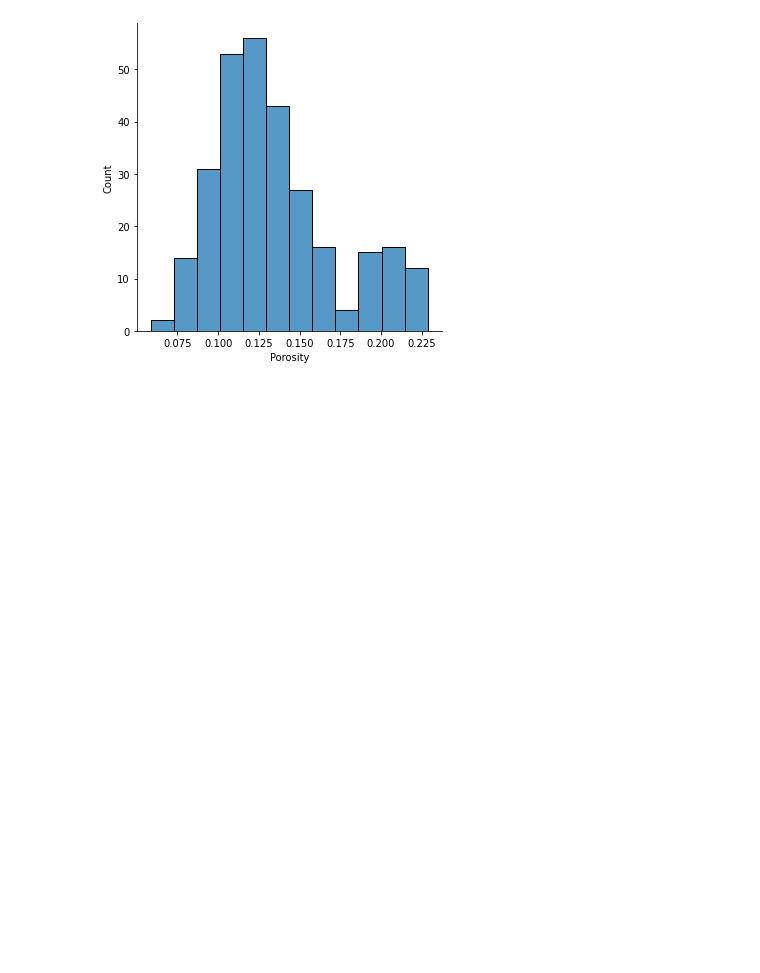
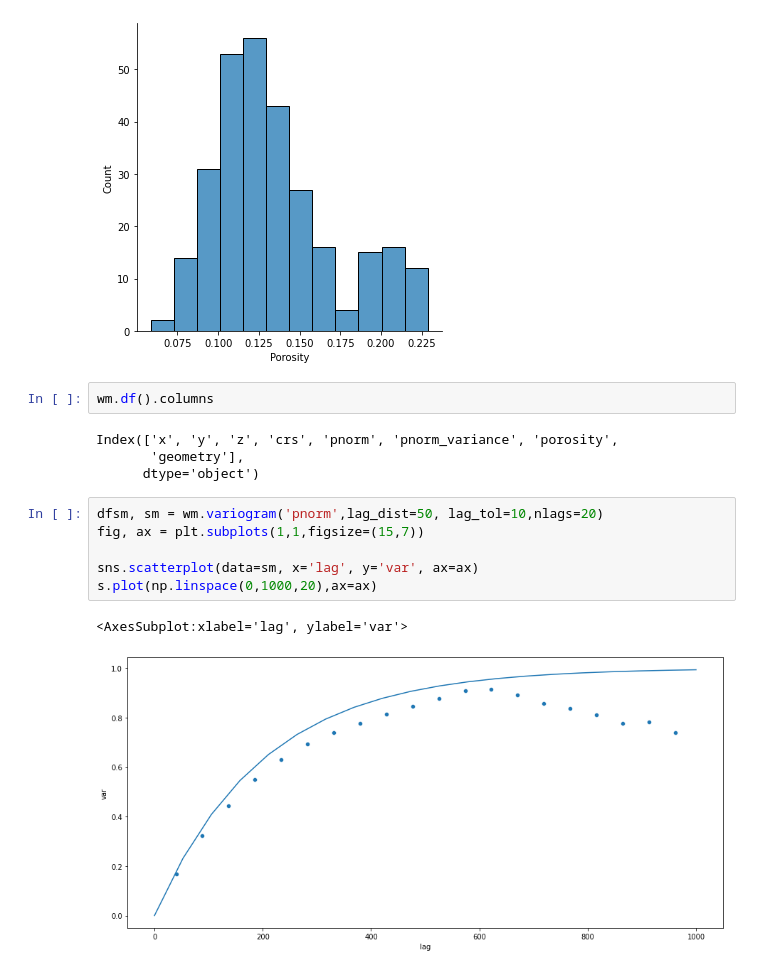
Before and after one commit to scuervo91/volumetricspy, a Jupyter notebook: docs/examples/3-Points/krigging.ipynb, the cells around one changed output. Cells and saved outputs as stored; diff of their text form; blank space fills up the shorter version.

```diff
--- a/docs/examples/3-Points/krigging.ipynb
+++ b/docs/examples/3-Points/krigging.ipynb
@@ -202,3 +215,18 @@ sns.displot(data=dcp2.df().reset_index(), x='Porosity', kde=False)
 # %% [output]
 <seaborn.axisgrid.FacetGrid at 0x...>
 [figure]
+# %%
+wm.df().columns
+# %% [output]
+Index(['x', 'y', 'z', 'crs', 'pnorm', 'pnorm_variance', 'porosity',
+       'geometry'],
+      dtype='object')
+# %%
+dfsm, sm = wm.variogram('pnorm',lag_dist=50, lag_tol=10,nlags=20)
+fig, ax = plt.subplots(1,1,figsize=(15,7))
+
+sns.scatterplot(data=sm, x='lag', y='var', ax=ax)
+s.plot(np.linspace(0,1000,20),ax=ax)
+# %% [output]
+<AxesSubplot:xlabel='lag', ylabel='var'>
+[figure, added]
```
Also changed, not shown: parts of 8 cells of this notebook, 4 other files.
